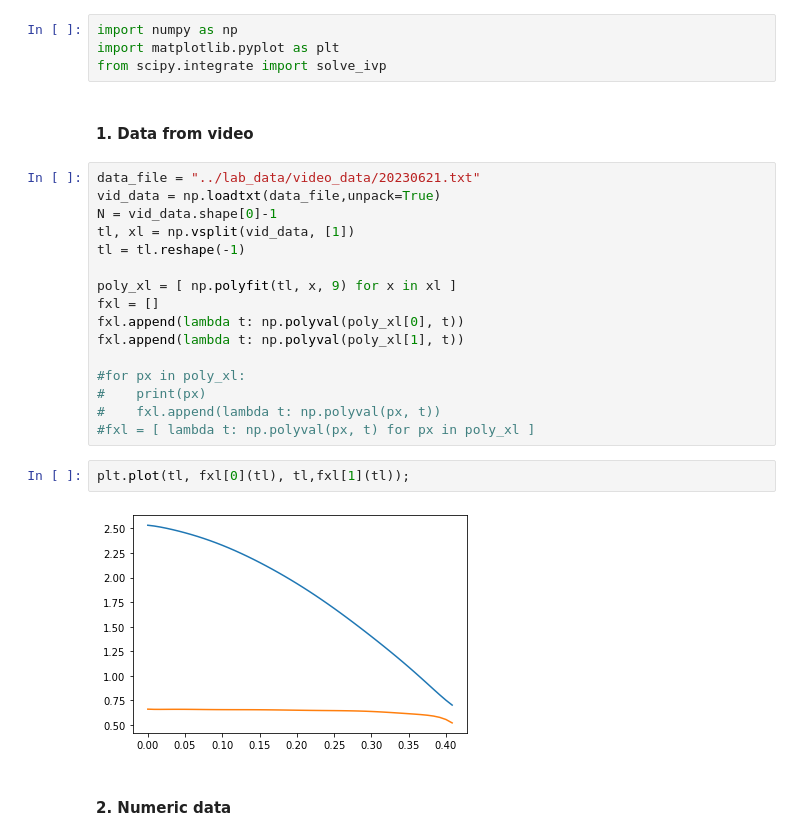
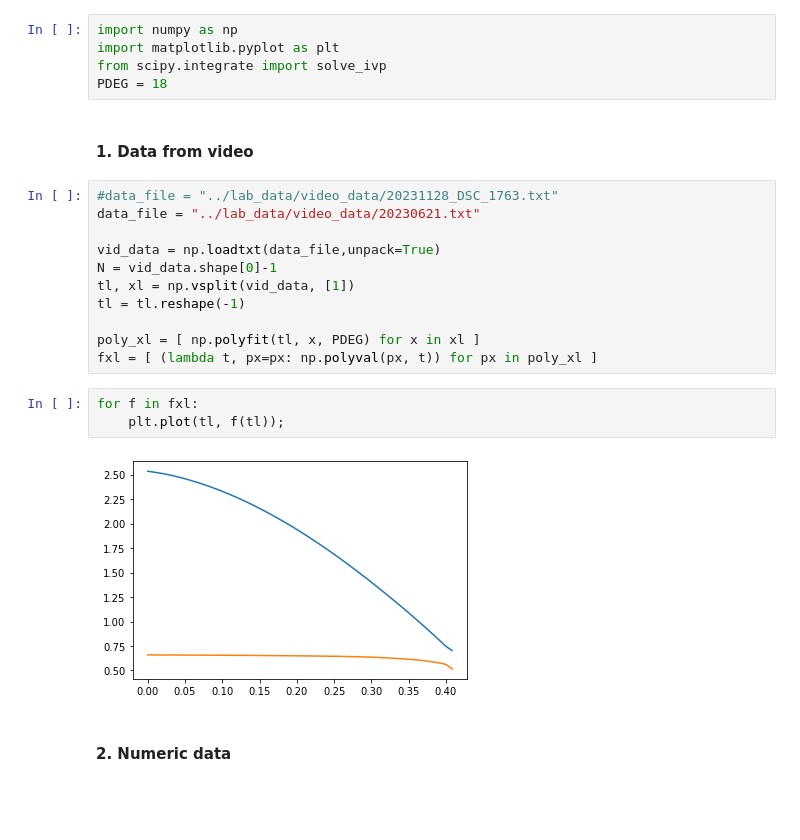
Before and after one commit to ljmamoreira/fslinky, a Jupyter notebook: code/vidnumfit.ipynb, the cells around one changed output. Cells and saved outputs as stored; diff of their text form; blank space fills up the shorter version.

```diff
--- a/code/vidnumfit.ipynb
+++ b/code/vidnumfit.ipynb
@@ -2,28 +2,25 @@
 import numpy as np
 import matplotlib.pyplot as plt
 from scipy.integrate import solve_ivp
+PDEG = 18
 # %% [markdown]
 #### 1. Data from video ####
 # %%
+#data_file = "../lab_data/video_data/20231128_DSC_1763.txt"
 data_file = "../lab_data/video_data/20230621.txt"
+
 vid_data = np.loadtxt(data_file,unpack=True)
 N = vid_data.shape[0]-1
 tl, xl = np.vsplit(vid_data, [1])
 tl = tl.reshape(-1)
 
-poly_xl = [ np.polyfit(tl, x, 9) for x in xl ]
-fxl = []
-fxl.append(lambda t: np.polyval(poly_xl[0], t))
-fxl.append(lambda t: np.polyval(poly_xl[1], t))
-
-#for px in poly_xl:
-#    print(px)
-#    fxl.append(lambda t: np.polyval(px, t))
-#fxl = [ lambda t: np.polyval(px, t) for px in poly_xl ]
+poly_xl = [ np.polyfit(tl, x, PDEG) for x in xl ]
+fxl = [ (lambda t, px=px: np.polyval(px, t)) for px in poly_xl ]
-# %%
-plt.plot(tl, fxl[0](tl), tl,fxl[1](tl));
-# %% [output]
-[figure, removed]
+# %%
+for f in fxl:
+    plt.plot(tl, f(tl));
+# %% [output]
+[figure, added]
 # %% [markdown]
 #### 2. Numeric data ####
 # %%
```
Also changed, not shown: parts of 12 cells of this notebook, 2 other files.
